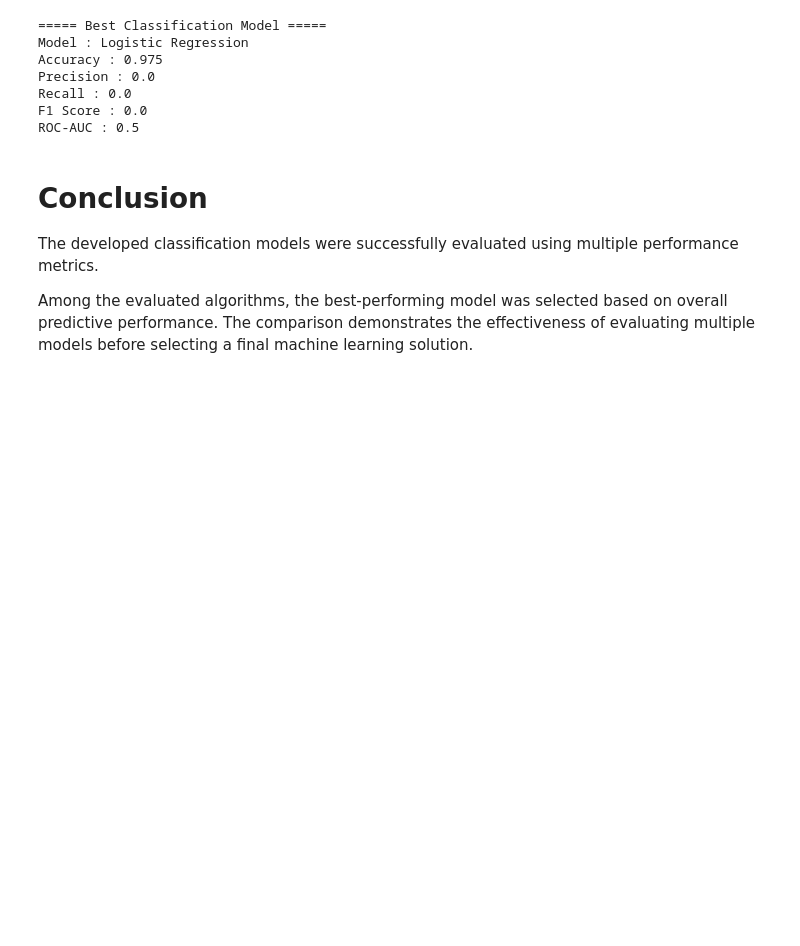
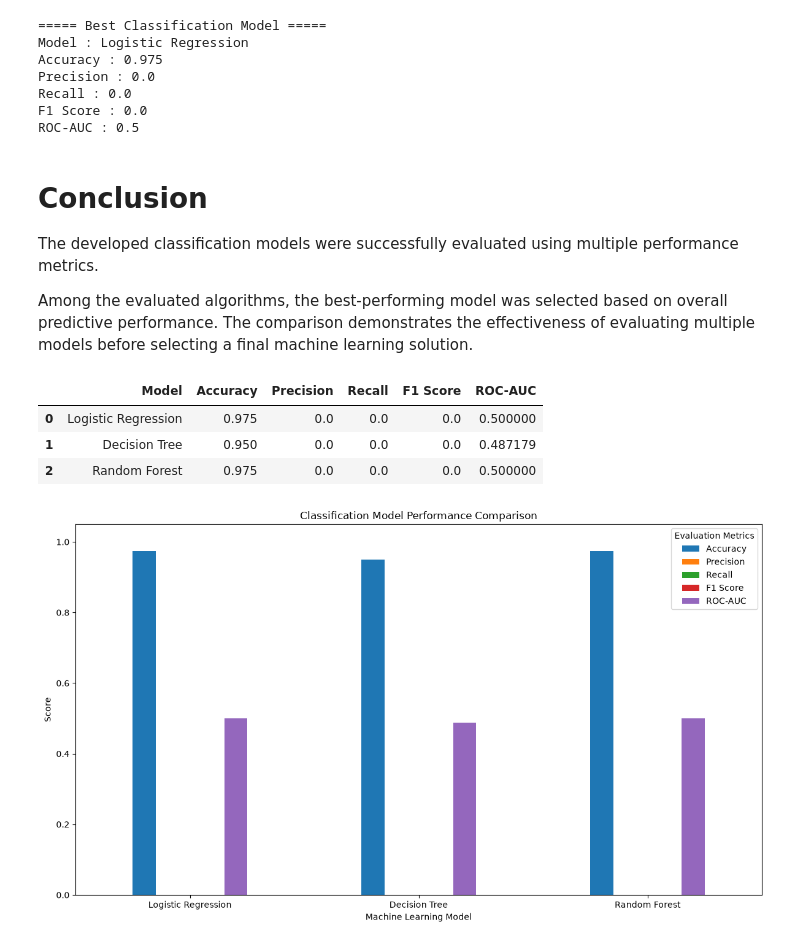
Before and after one commit to havindu99/Machine-Learning-Classification-Regression, a Jupyter notebook: notebooks/05_Model_Evaluation.ipynb, the cells around one changed output. Saved outputs shown, nothing was run; the diff lists cells and outputs as text; code cells hidden in the pictures; blank space fills up the shorter version.

Commit message:
Finalize machine learning assignment

```diff
--- a/notebooks/05_Model_Evaluation.ipynb
+++ b/notebooks/05_Model_Evaluation.ipynb
@@ -160,3 +160,38 @@ ROC-AUC : 0.5
 The developed classification models were successfully evaluated using multiple performance metrics.
 
 Among the evaluated algorithms, the best-performing model was selected based on overall predictive performance. The comparison demonstrates the effectiveness of evaluating multiple models before selecting a final machine learning solution.
+# %%
+import pandas as pd
+import matplotlib.pyplot as plt
+
+# Load classification metrics
+classification_metrics = pd.read_csv(
+    "../results/classification_metrics.csv"
+)
+
+# Display results
+display(classification_metrics)
+
+# Select metrics for comparison
+metrics = ["Accuracy", "Precision", "Recall", "F1 Score", "ROC-AUC"]
+
+# Plot
+ax = classification_metrics.set_index("Model")[metrics].plot(
+    kind="bar",
+    figsize=(12, 7)
+)
+
+plt.title("Classification Model Performance Comparison")
+plt.xlabel("Machine Learning Model")
+plt.ylabel("Score")
+plt.ylim(0, 1.05)
+plt.xticks(rotation=0)
+plt.legend(title="Evaluation Metrics")
+plt.tight_layout()
+plt.show()
+# %% [output]
+|  | Model | Accuracy | Precision | Recall | F1 Score | ROC-AUC |
+| 0 | Logistic Regression | 0.975 | 0.0 | 0.0 | 0.0 | 0.500000 |
+| 1 | Decision Tree | 0.950 | 0.0 | 0.0 | 0.0 | 0.487179 |
+| 2 | Random Forest | 0.975 | 0.0 | 0.0 | 0.0 | 0.500000 |
+[figure, added]
```
